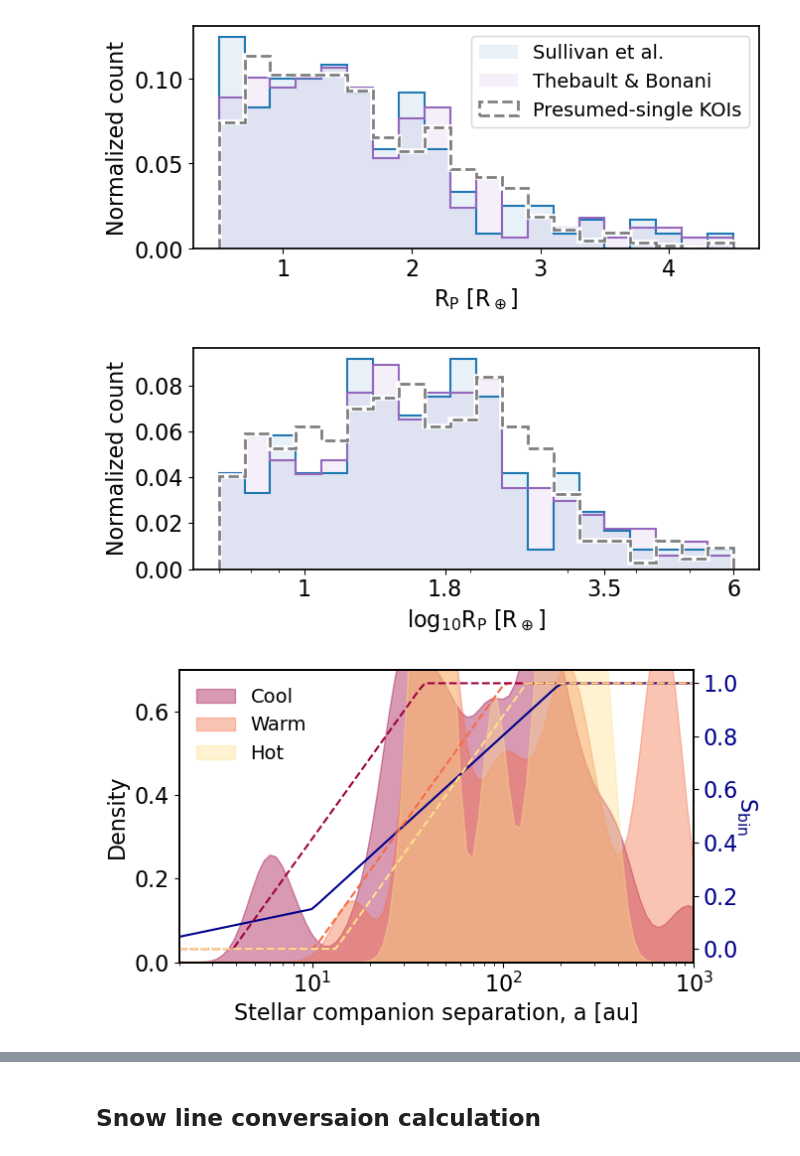
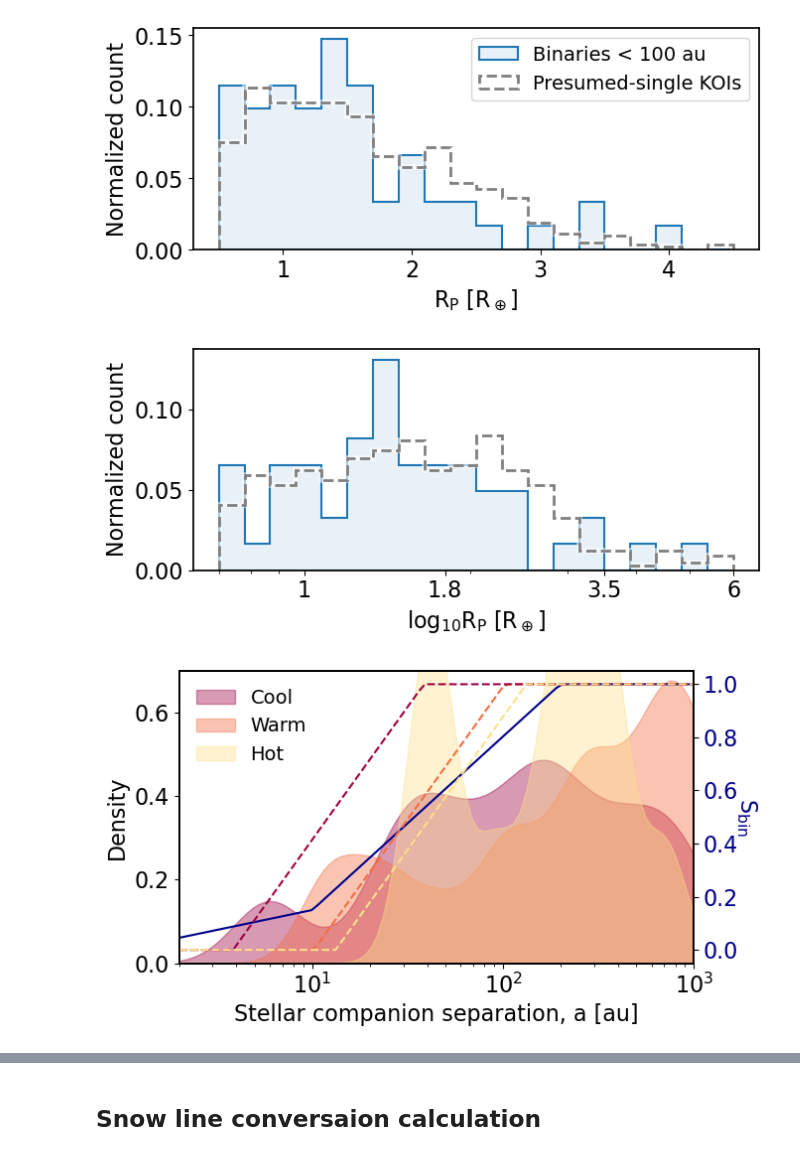
Before and after one commit to ernewton/importance_of_binarity, a Jupyter notebook: 2.5 Suppression laws and overview plots.ipynb, the cells around one changed output, grey strips where cells are left out. Cells and saved outputs as stored; diff of their text form; code cells hidden in the pictures.

```diff
--- a/2.5 Suppression laws and overview plots.ipynb
+++ b/2.5 Suppression laws and overview plots.ipynb
@@ -28,14 +28,8 @@ from sbin.suppression_utilities import suppression_factor_snow, a_to_snow
 # %%
 with open("filtered_data.pkl", "rb") as f:
     data = pickle.load(f)
-    db_filtered = data["db_filtered"]
-    rad_good = data["db_rad_good"]
-    tb_filtered = data["tb_filtered"]
+    db_filtered = data["binaries_filtered"]
     kois_filtered_cc = data[ "kois_filtered_cc"]
-    kois_cc_rad_good = data[ "kois_rad_good_cc"]
-    kois_filtered_conf = data["kois_filtered_conf"]
-    cks_filtered = data["cks_filtered"]
-    cks_rad_good = data["cks_rad_good"]
 # %%
 nbins = 20
 histrange = (3000,7000)
@@ -132,31 +112,19 @@ for option in ['linear','log']:
 
     fig, axes = plt.subplots(1, 1, figsize=(7,3.3), sharex=True, sharey=True)
 
-    nplanets = len(db_filtered)
+    nplanets = len(db_filtered['prad_adopt'][db_filtered['SepAU']<100])
     ww = 1./np.full(nplanets, nplanets, dtype=float)
-    y, _, _ = plt.hist(db_filtered['Rppri'],
+    y, _, _ = plt.hist(db_filtered['prad_adopt'][db_filtered['SepAU']<100],
                   bins=bin_edges, weights=ww,
-             histtype='step', lw=1.5, edgecolor='C0', alpha=1)
-    y, _, _ = plt.hist(db_filtered['Rppri'],
-                  bins=bin_edges, weights=ww,
-             histtype='stepfilled', color='C0', alpha=0.1,
-            label='Sullivan et al.')
-
-    nplanets = len(tb_filtered)
-    ww = 1./np.full(nplanets, nplanets, dtype=float)
-    y, _, _ = plt.hist(tb_filtered['koi_prad'],
-                  bins=bin_edges, weights=ww,
-             histtype='step', lw=1.5, edgecolor='C4', alpha=1)
-    y, _, _ = plt.hist(tb_filtered['koi_prad'],
-                  bins=bin_edges, weights=ww,
-             histtype='stepfilled', color='C4', alpha=0.1,
-            label='Thebault & Bonani')
+             histtype='stepfilled', lw=1.5,
+             edgecolor='#1f77b4', facecolor='#e8f1f7',
+            label='Binaries < 100 au')
 
     # compared to the kois that are at least not definite binaries with good radii and per<100 days
     nplanets = len(kois_filtered_cc)
     plt.hist(kois_filtered_cc['koi_prad'],
                  bins=bin_edges,  weights = 1./np.full(nplanets, nplanets, dtype=float),
-                 histtype='step',lw=4, color='white')
+                 histtype='step',lw=4, alpha=0.6, color='white')
     plt.hist(kois_filtered_cc['koi_prad'],
                  bins=bin_edges,  weights = 1./np.full(nplanets, nplanets, dtype=float),
                  histtype='step',lw=2, linestyle='--', color='gray',
@@ -180,8 +148,8 @@ for option in ['linear','log']:
 
     plt.xlim()
 # %% [output]
-[figure, old version]
+[figure, new version]
-[figure, old version]
+[figure, new version]
 # %%
 from scipy.stats import gaussian_kde
 
@@ -207,9 +175,9 @@ S_values2 = suppression_factor_simple(a_values)
 
 
 # define the samples
-cool = db_filtered['SepAU'][db_filtered['Teff1']<5000] # super-Earths
-warm = db_filtered['SepAU'][(db_filtered['Teff1']>5000) & (tb_filtered['teff']<5800)] # in-betweens
-hot = db_filtered['SepAU'][db_filtered['Teff1']>5800] # mini-Neptunes
+cool = db_filtered['SepAU'][db_filtered['steff_adopt']<5000] # super-Earths
+warm = db_filtered['SepAU'][(db_filtered['steff_adopt']>5000) & (db_filtered['steff_adopt']<5800)] # in-betweens
+hot = db_filtered['SepAU'][db_filtered['steff_adopt']>5800] # mini-Neptunes
 
 def calc_pdf(sample, a_values):
     kde = gaussian_kde(np.log10(sample), bw_method=0.2)
@@ -236,34 +204,34 @@ plt.ylim(0,0.7)
 # ----------------------------------------------
 # Second axis -- the suppression equation
 # ----------------------------------------------
 
 ax2 = ax1.twinx()
 
 ax2.plot(a_values, S_values, color='darkblue', linestyle='-', label='Suppression Factor')
 ax2.plot(a_values, suppression_factor_snow(a_values, star_teff=5700.),
          color='#f46d43', linestyle='--')
 ax2.plot(a_values, suppression_factor_snow(a_values, star_teff=3500.),
          color='#9e0142', linestyle='--')
 ax2.plot(a_values, suppression_factor_snow(a_values, star_teff=6500.),
          color='#fee08b', linestyle='--')
 #S_values = suppression_factor_snow(a_values, 5800.)
 #ax2.plot(a_values, S_values, color='green', linestyle='--', label='Suppression Factor')
 
 ax2.tick_params(axis='y', labelcolor='darkblue')
 
 ax2.set_ylabel('$S_\mathrm{bin}$', rotation=270, color='darkblue', labelpad=15)
 
 
 # ----------------------------------------------
 # Adjust and save
 # ----------------------------------------------
 
 plt.xscale('log')
 plt.xlim(2,1000.)
 plt.tight_layout()
 plt.savefig('overview-semimajor.png')
 # %% [output]
-[figure, old version]
+[figure, new version]
 # %%
 from scipy.stats import gaussian_kde
 
```
Also changed, not shown: parts of 3 cells of this notebook, 8 other files.
